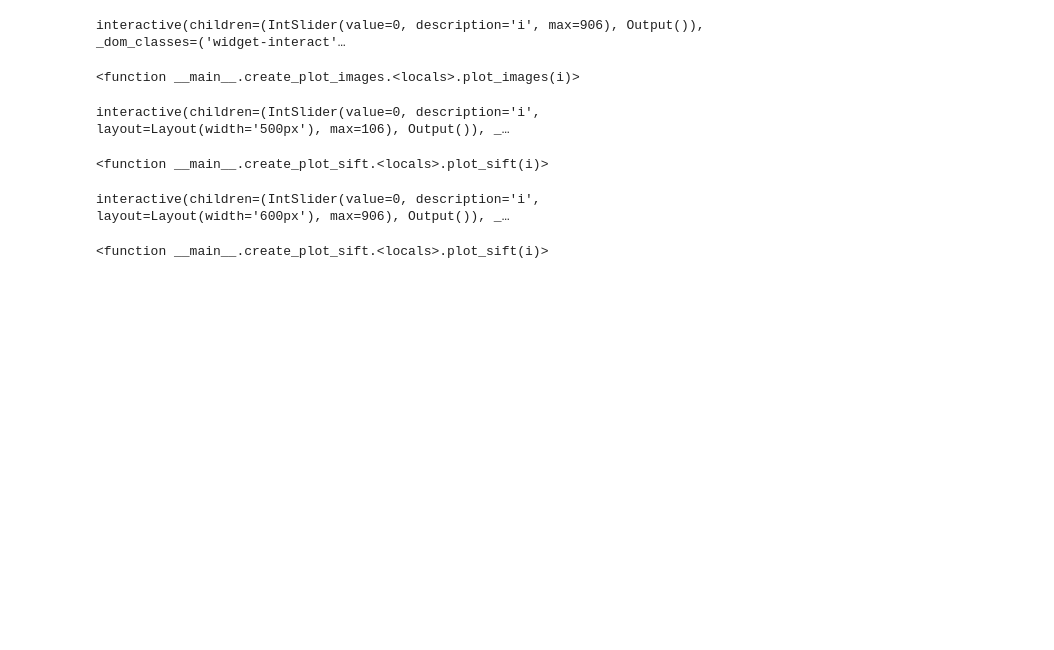
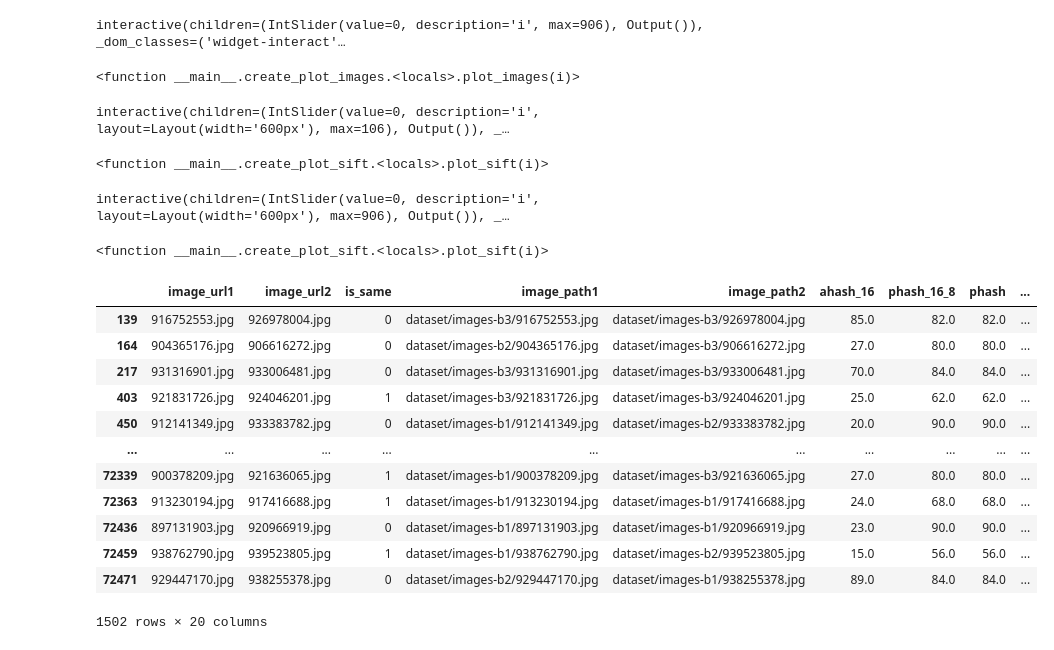
Before and after one commit to nikiandr/csc-hackathon-lun, a Jupyter notebook: code/13_hash_dataset_eda.ipynb, the cells around one changed output. Drawn from its saved outputs; the diff is of its cells as text; code cells hidden in the pictures; blank space fills up the shorter version.

```diff
--- a/code/13_hash_dataset_eda.ipynb
+++ b/code/13_hash_dataset_eda.ipynb
@@ -245,9 +245,9 @@ interact(create_plot_sift(df_notsame_similar, "Similar but not the same, sift"),
                                 min=0,
                                 max=len(df_notsame_similar) - 1,
                                 step=1,
-                                layout=widgets.Layout(width='500px')))
+                                layout=widgets.Layout(width='600px')))
 # %% [output]
-interactive(children=(IntSlider(value=0, description='i', layout=Layout(width='500px'), max=106), Output()), _…
+interactive(children=(IntSlider(value=0, description='i', layout=Layout(width='600px'), max=106), Output()), _…
 <function __main__.create_plot_sift.<locals>.plot_sift(i)>
 # %%
 interact(create_plot_sift(df_same_different, "Different (according to phash) but same, sift"),
@@ -261,0 +264,16 @@ interactive(children=(IntSlider(value=0, description='i', layout=Layout(width='6
+# %%
+df_susp
+# %% [output]
+|  | image_url1 | image_url2 | is_same | image_path1 | image_path2 | ahash_16 | phash_16_8 | phash | ... |
+| 139 | 916752553.jpg | 926978004.jpg | 0 | dataset/images-b3/916752553.jpg | dataset/images-b3/926978004.jpg | 85.0 | 82.0 | 82.0 | ... |
+| 164 | 904365176.jpg | 906616272.jpg | 0 | dataset/images-b2/904365176.jpg | dataset/images-b3/906616272.jpg | 27.0 | 80.0 | 80.0 | ... |
+| 217 | 931316901.jpg | 933006481.jpg | 0 | dataset/images-b3/931316901.jpg | dataset/images-b3/933006481.jpg | 70.0 | 84.0 | 84.0 | ... |
+| 403 | 921831726.jpg | 924046201.jpg | 1 | dataset/images-b3/921831726.jpg | dataset/images-b3/924046201.jpg | 25.0 | 62.0 | 62.0 | ... |
+| 450 | 912141349.jpg | 933383782.jpg | 0 | dataset/images-b1/912141349.jpg | dataset/images-b2/933383782.jpg | 20.0 | 90.0 | 90.0 | ... |
+| ... | ... | ... | ... | ... | ... | ... | ... | ... | ... |
+| 72339 | 900378209.jpg | 921636065.jpg | 1 | dataset/images-b1/900378209.jpg | dataset/images-b3/921636065.jpg | 27.0 | 80.0 | 80.0 | ... |
+| 72363 | 913230194.jpg | 917416688.jpg | 1 | dataset/images-b1/913230194.jpg | dataset/images-b1/917416688.jpg | 24.0 | 68.0 | 68.0 | ... |
+| 72436 | 897131903.jpg | 920966919.jpg | 0 | dataset/images-b1/897131903.jpg | dataset/images-b1/920966919.jpg | 23.0 | 90.0 | 90.0 | ... |
+| 72459 | 938762790.jpg | 939523805.jpg | 1 | dataset/images-b1/938762790.jpg | dataset/images-b2/939523805.jpg | 15.0 | 56.0 | 56.0 | ... |
+| 72471 | 929447170.jpg | 938255378.jpg | 0 | dataset/images-b2/929447170.jpg | dataset/images-b1/938255378.jpg | 89.0 | 84.0 | 84.0 | ... |
+1502 rows × 20 columns
```
Also changed, not shown: parts of 13 cells of this notebook, 1 other file.
